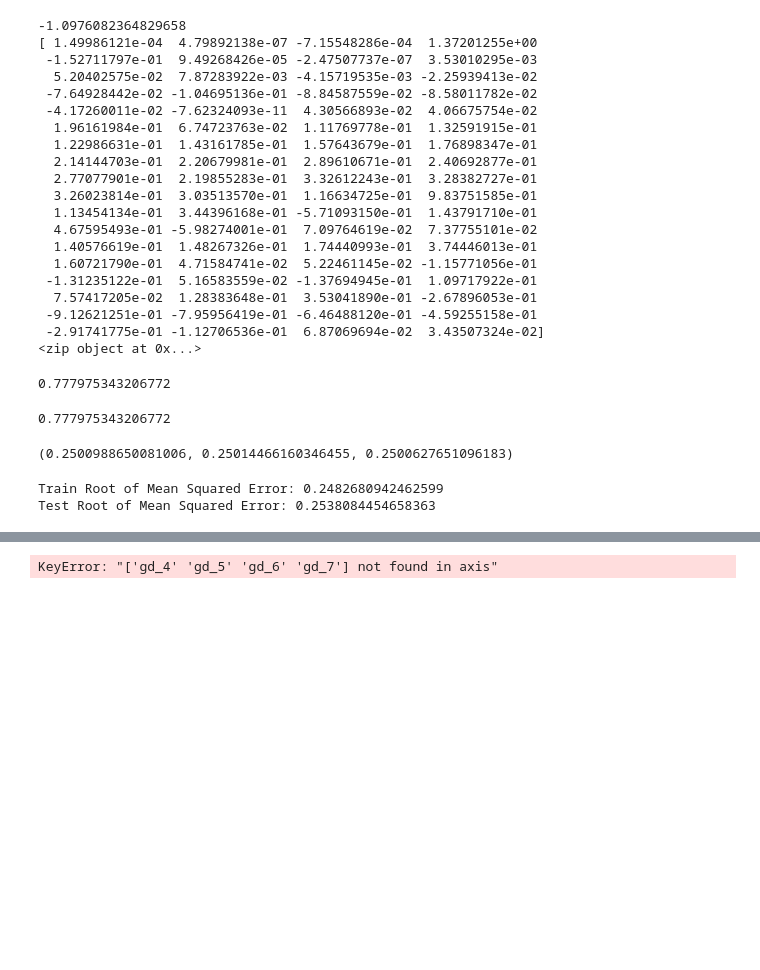
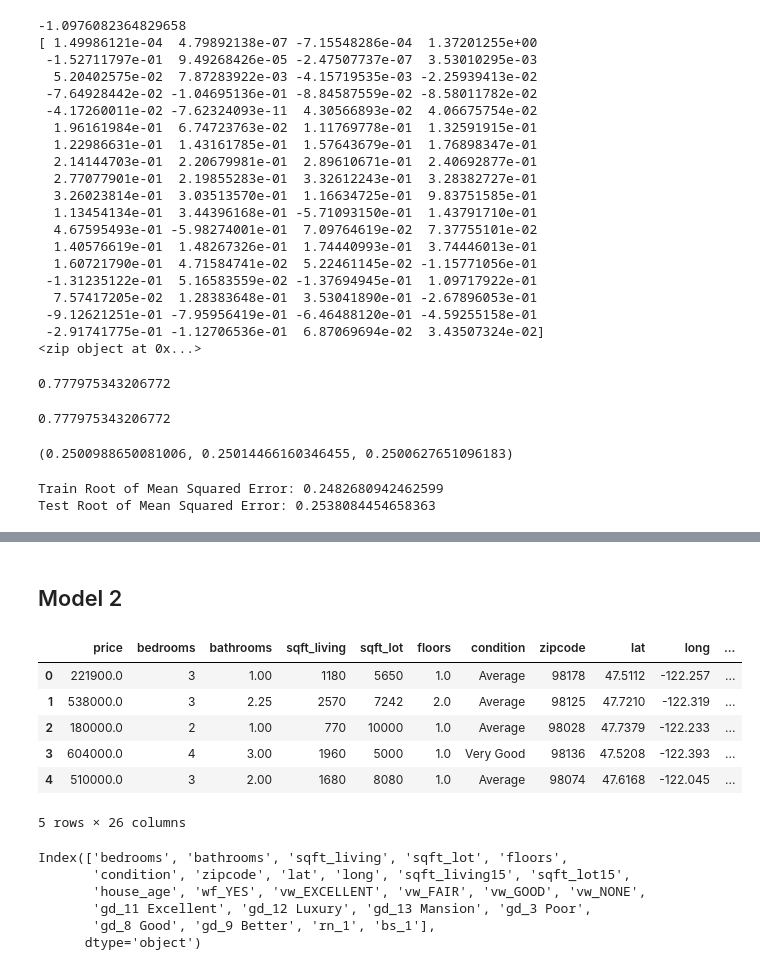
Before and after one commit to aishabaitemirovaothman/phase2_project_group7, a Jupyter notebook: Full_Notebook.ipynb, the cells around one changed output, grey strips where cells are left out. Cells and saved outputs as stored; diff of their text form; code cells hidden in the pictures; blank space fills up the shorter version.

```diff
--- a/Full_Notebook.ipynb
+++ b/Full_Notebook.ipynb
@@ -570,19 +590,34 @@ strong multicollinearity problems or that the design matrix is singular.
+# %% [markdown]
+## Model 2
 # %%
 wf_dummies = pd.get_dummies(data_1['waterfront'], prefix='wf', drop_first=True)
 vw_dummies = pd.get_dummies(data_1['view'], prefix='vw', drop_first=True)
 gd_dummies = pd.get_dummies(data_1['grade'], prefix='gd', drop_first=True)
 rn_dummies = pd.get_dummies(data_1['renovated'], prefix='rn', drop_first=True)
 bs_dummies = pd.get_dummies(data_1['basement_present'], prefix='bs', drop_first=True)
 data_4 = data_1.drop(['waterfront','view','grade','renovated','basement_present'],axis = 1)
 data_5 = data_4.join([wf_dummies,vw_dummies,gd_dummies,rn_dummies,bs_dummies])
-data_5.drop(['gd_4','gd_5','gd_6','gd_7'],axis = 1, inplace = True)
+data_5.drop(['gd_4 Low','gd_5 Fair','gd_6 Low Average','gd_7 Average'],axis = 1, inplace = True)
 data_5.head()
 # %% [output]
+|  | price | bedrooms | bathrooms | sqft_living | sqft_lot | floors | condition | zipcode | lat | long | ... |
+| 0 | 221900.0 | 3 | 1.00 | 1180 | 5650 | 1.0 | Average | 98178 | 47.5112 | -122.257 | ... |
+| 1 | 538000.0 | 3 | 2.25 | 2570 | 7242 | 2.0 | Average | 98125 | 47.7210 | -122.319 | ... |
+| 2 | 180000.0 | 2 | 1.00 | 770 | 10000 | 1.0 | Average | 98028 | 47.7379 | -122.233 | ... |
+| 3 | 604000.0 | 4 | 3.00 | 1960 | 5000 | 1.0 | Very Good | 98136 | 47.5208 | -122.393 | ... |
+| 4 | 510000.0 | 3 | 2.00 | 1680 | 8080 | 1.0 | Average | 98074 | 47.6168 | -122.045 | ... |
-KeyError: "['gd_4' 'gd_5' 'gd_6' 'gd_7'] not found in axis"
+5 rows × 26 columns
 # %%
 feature_cols = data_5.columns[1:]
 # %%
 feature_cols
+# %% [output]
+Index(['bedrooms', 'bathrooms', 'sqft_living', 'sqft_lot', 'floors',
+       'condition', 'zipcode', 'lat', 'long', 'sqft_living15', 'sqft_lot15',
+       'house_age', 'wf_YES', 'vw_EXCELLENT', 'vw_FAIR', 'vw_GOOD', 'vw_NONE',
+       'gd_11 Excellent', 'gd_12 Luxury', 'gd_13 Mansion', 'gd_3 Poor',
+       'gd_8 Good', 'gd_9 Better', 'rn_1', 'bs_1'],
+      dtype='object')
 # %%
 from sklearn.preprocessing import StandardScaler
 # %%
```
Also changed, not shown: parts of 25 cells of this notebook, 4 other files.
